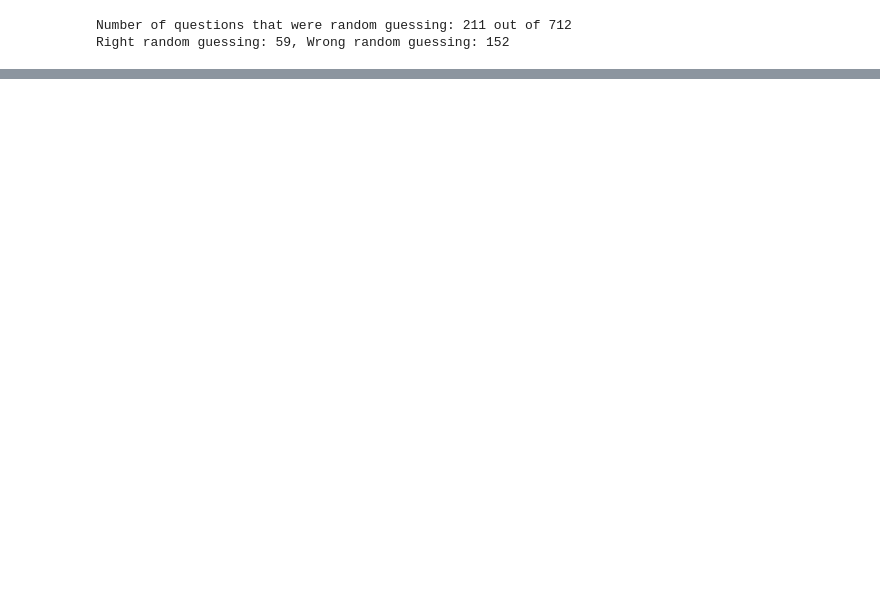
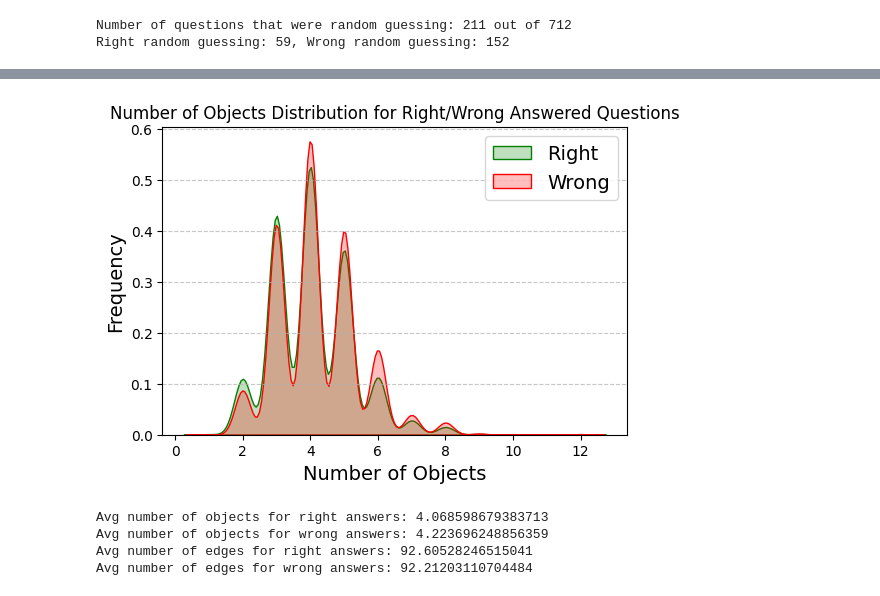
Before and after one commit to guanwei-wu/STAR_Benchmark, a Jupyter notebook: analysis/error_analysis.ipynb, the cells around one changed output, grey strips where cells are left out. Saved outputs shown, nothing was run; the diff lists cells and outputs as text; code cells hidden in the pictures; blank space fills up the shorter version.

```diff
--- a/analysis/error_analysis.ipynb
+++ b/analysis/error_analysis.ipynb
@@ -196,0 +371,40 @@ plt.show()
+# %%
+# compute avg number of objects
+num_objects_right = []
+num_objects_wrong = []
+
+num_edges_right = []
+num_edges_wrong = []
+
+for file_path, file_metrics in metrics.items():
+    data = load_jsonl(file_path)
+    for entry in data:
+        q_id, num_objects, num_rel_pairs = extract_question_metrics(val_data[entry["question_id"]])
+        if entry["pred_ans_idx"] == entry["true_index"]:
+            num_objects_right.append(num_objects)
+            num_edges_right.append(num_rel_pairs)
+        else:
+            num_objects_wrong.append(num_objects)
+            num_edges_wrong.append(num_rel_pairs)
+
+plt.figure(figsize=(6, 4))
+sns.kdeplot(num_objects_right, color='green', fill=True)
+sns.kdeplot(num_objects_wrong, color='red', fill=True)
+plt.legend(['Right', 'Wrong'], fontsize=14)
+plt.title('Number of Objects Distribution for Right/Wrong Answered Questions')
+plt.xlabel('Number of Objects', fontsize=14)
+plt.ylabel('Frequency', fontsize=14)
+plt.grid(axis='y', linestyle='--', alpha=0.7)
+plt.show()
+
+print("Avg number of objects for right answers:", sum(num_objects_right) / len(num_objects_right))
+print("Avg number of objects for wrong answers:", sum(num_objects_wrong) / len(num_objects_wrong))
+
+print("Avg number of edges for right answers:", sum(num_edges_right) / len(num_edges_right))
+print("Avg number of edges for wrong answers:", sum(num_edges_wrong) / len(num_edges_wrong))
+# %% [output]
+[figure, added]
+Avg number of objects for right answers: 4.068598679383713
+Avg number of objects for wrong answers: 4.223696248856359
+Avg number of edges for right answers: 92.60528246515041
+Avg number of edges for wrong answers: 92.21203110704484
```
Also changed, not shown: parts of 9 cells of this notebook.
